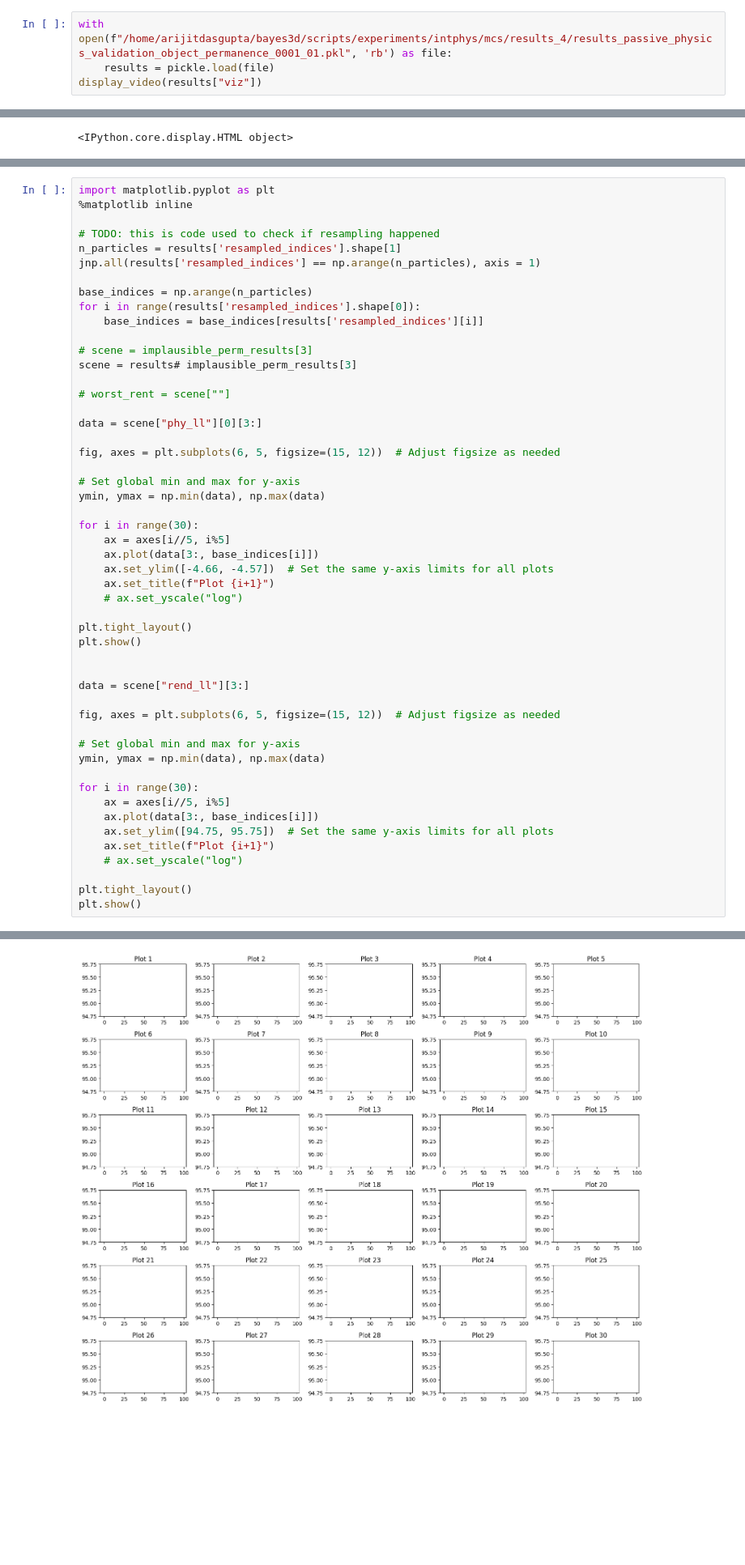
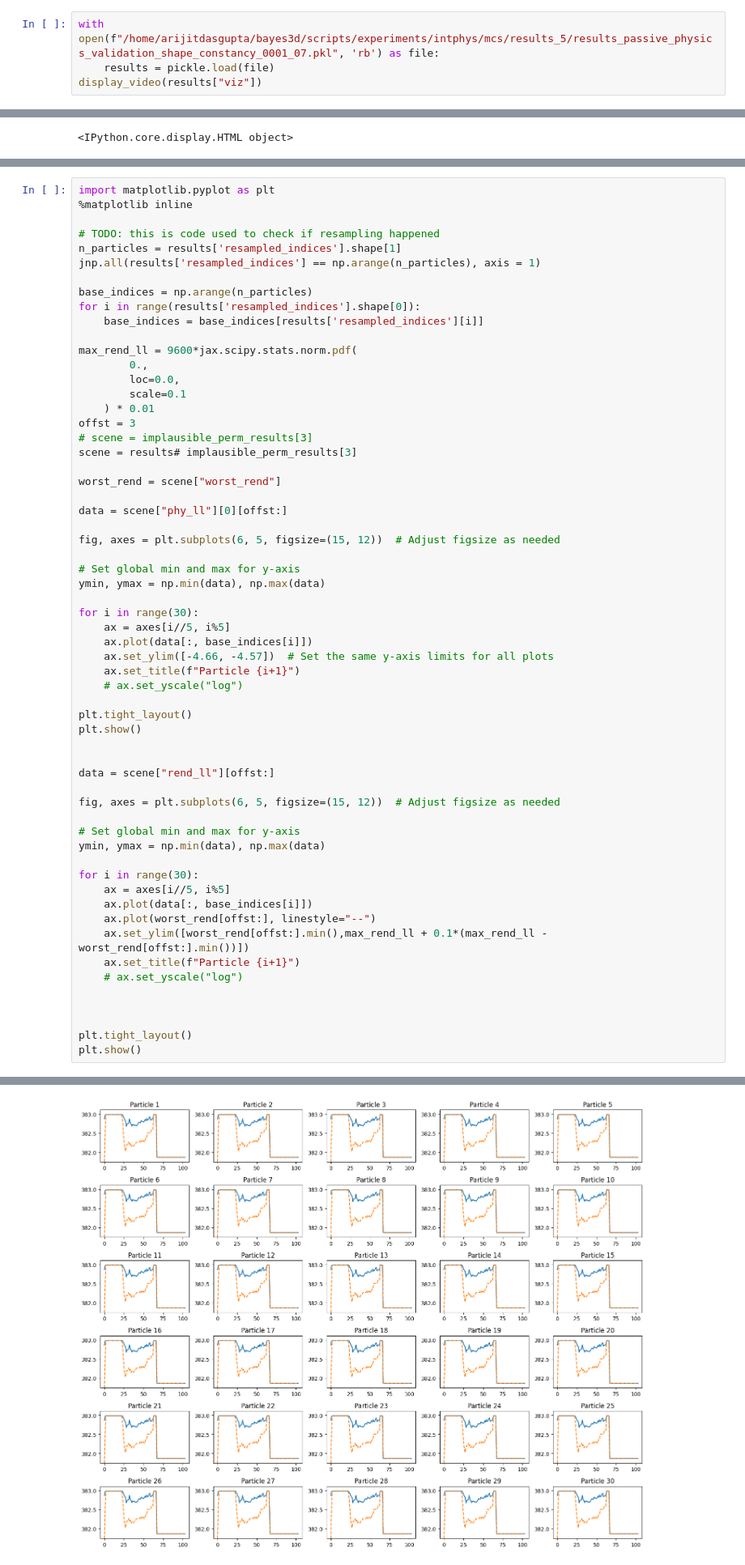
Before and after one commit to probcomp/bayes3d, a Jupyter notebook: scripts/experiments/intphys/mcs/eval.ipynb, the cells around one changed output, grey strips where cells are left out. Shown at 81% size. Drawn from its saved outputs; the diff is of its cells as text; blank space fills up the shorter version.

```diff
--- a/scripts/experiments/intphys/mcs/eval.ipynb
+++ b/scripts/experiments/intphys/mcs/eval.ipynb
@@ -56,7 +42,7 @@ def load_path(scene_name):
     with open(f"/home/arijitdasgupta/bayes3d/scripts/experiments/intphys/mcs/results_4/results_{scene_name}.pkl", 'rb') as file:
         return pickle.load(file)
 # %%
-with open(f"/home/arijitdasgupta/bayes3d/scripts/experiments/intphys/mcs/results_4/results_passive_physics_validation_object_permanence_0001_01.pkl", 'rb') as file:
+with open(f"/home/arijitdasgupta/bayes3d/scripts/experiments/intphys/mcs/results_5/results_passive_physics_validation_shape_constancy_0001_07.pkl", 'rb') as file:
     results = pickle.load(file)
 display_video(results["viz"])
 # %% [output]
@@ -79,12 +108,18 @@ base_indices = np.arange(n_particles)
 for i in range(results['resampled_indices'].shape[0]):
     base_indices = base_indices[results['resampled_indices'][i]]
 
+max_rend_ll = 9600*jax.scipy.stats.norm.pdf(
+        0.,
+        loc=0.0,
+        scale=0.1
+    ) * 0.01
+offst = 3
 # scene = implausible_perm_results[3]
 scene = results# implausible_perm_results[3]
 
-# worst_rent = scene[""]
+worst_rend = scene["worst_rend"]
 
-data = scene["phy_ll"][0][3:]
+data = scene["phy_ll"][0][offst:]
 
 fig, axes = plt.subplots(6, 5, figsize=(15, 12))  # Adjust figsize as needed
 
@@ -93,16 +128,16 @@ ymin, ymax = np.min(data), np.max(data)
 
 for i in range(30):
     ax = axes[i//5, i%5]
-    ax.plot(data[3:, base_indices[i]])
+    ax.plot(data[:, base_indices[i]])
     ax.set_ylim([-4.66, -4.57])  # Set the same y-axis limits for all plots
-    ax.set_title(f"Plot {i+1}")
+    ax.set_title(f"Particle {i+1}")
     # ax.set_yscale("log")
 
 plt.tight_layout()
 plt.show()
 
 
-data = scene["rend_ll"][3:]
+data = scene["rend_ll"][offst:]
 
 fig, axes = plt.subplots(6, 5, figsize=(15, 12))  # Adjust figsize as needed
 
@@ -111,10 +146,13 @@ ymin, ymax = np.min(data), np.max(data)
 
 for i in range(30):
     ax = axes[i//5, i%5]
-    ax.plot(data[3:, base_indices[i]])
-    ax.set_ylim([94.75, 95.75])  # Set the same y-axis limits for all plots
-    ax.set_title(f"Plot {i+1}")
+    ax.plot(data[:, base_indices[i]])
+    ax.plot(worst_rend[offst:], linestyle="--")
+    ax.set_ylim([worst_rend[offst:].min(),max_rend_ll + 0.1*(max_rend_ll - worst_rend[offst:].min())])
+    ax.set_title(f"Particle {i+1}")
     # ax.set_yscale("log")
+
+
 
 plt.tight_layout()
 plt.show()
@@ -124,5 +162,5 @@ plt.show()
 [interactive output not drawn]
-[figure, old version]
+[figure, new version]
 # %%
 # TODO: this is code used to check if resampling happened
 n_particles = results['resampled_indices'].shape[1]
```
Also changed, not shown: parts of 9 cells of this notebook.
